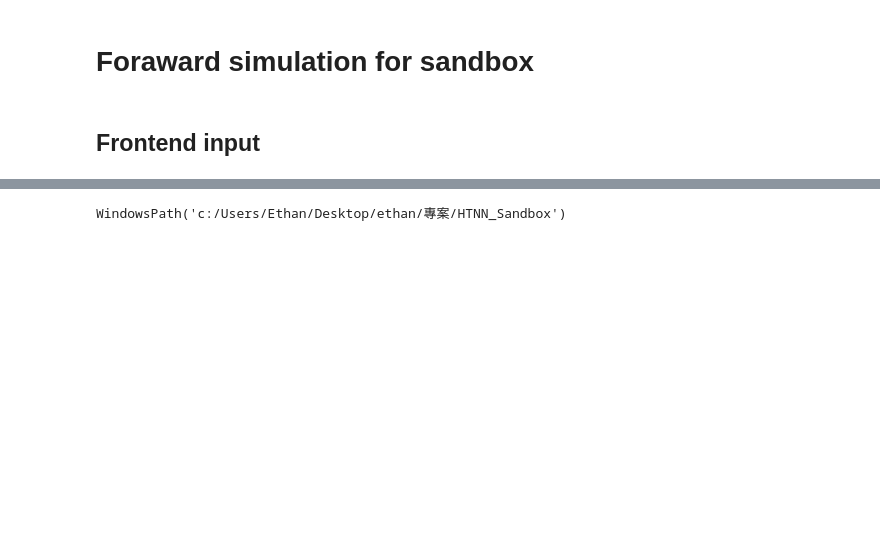
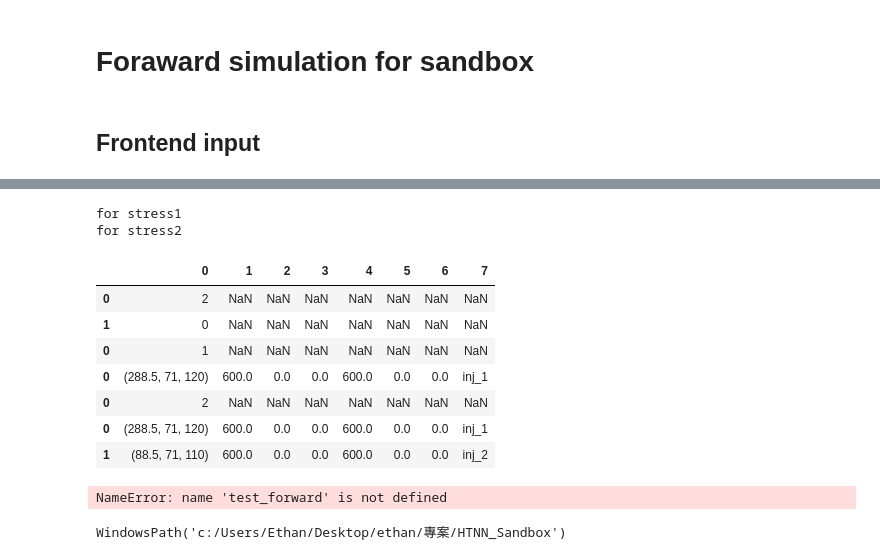
Before and after one commit to PseudoCaliina/HTNN_Sandbox, a Jupyter notebook: froward.ipynb, the cells around one changed output, grey strips where cells are left out. Drawn from its saved outputs; the diff is of its cells as text; code cells hidden in the pictures; blank space fills up the shorter version.

Commit message:
working on sleio and forward process 0715

```diff
--- a/froward.ipynb
+++ b/froward.ipynb
@@ -130,3 +226,62 @@ WindowsPath('c:/Users/Ethan/Desktop/ethan/專案/HTNN_Sandbox')
+# %%
+# 給sources的
+stress_list = sorted(events)
+
+df_up = pd.DataFrame([[len(stress_list)], [0]]) # for [total stress number] and [0]
+
+src_list = [df_up]
+
+# access each stress
+for stress_idx, event in sorted(events.items()):
+
+    print(f'for stress{stress_idx}')
+
+    rows = []
+    srcs = event['sources']
+    df_between = pd.DataFrame([len(srcs)])
+
+    for src in srcs:
+
+        coor, name, paras = src
+        rows.append([
+            coor,                 # node idex
+            paras["rate"],        # sink/source for flow
+            0,                    # sink/source for concentration
+            paras["time"][0],     # start time
+            paras["time"][1],     # end time
+            0,                    # start time for concentration
+            0,                    # end time for concentration
+            name,                 # well name
+        ])
+
+    df_ = pd.DataFrame(rows)
+    src_list.append(pd.concat([df_between, df_]))
+
+pd.concat(src_list)
+# %% [output]
+for stress1
+for stress2
+|  | 0 | 1 | 2 | 3 | 4 | 5 | 6 | 7 |
+| 0 | 2 | NaN | NaN | NaN | NaN | NaN | NaN | NaN |
+| 1 | 0 | NaN | NaN | NaN | NaN | NaN | NaN | NaN |
+| 0 | 1 | NaN | NaN | NaN | NaN | NaN | NaN | NaN |
+| 0 | (288.5, 71, 120) | 600.0 | 0.0 | 0.0 | 600.0 | 0.0 | 0.0 | inj_1 |
+| 0 | 2 | NaN | NaN | NaN | NaN | NaN | NaN | NaN |
+| 0 | (288.5, 71, 120) | 600.0 | 0.0 | 0.0 | 600.0 | 0.0 | 0.0 | inj_1 |
+| 1 | (88.5, 71, 110) | 600.0 | 0.0 | 0.0 | 600.0 | 0.0 | 0.0 | inj_2 |
+# %%
+for stress_idx, event in sorted(test_forward.events.items()):
+
+    rows = []
+    srcs = event['sources']
+    df_between = pd.DataFrame([len(srcs)])
+
+    for src in srcs:
+
+        coor, name, paras = src
+        print(coor)
+# %% [output]
+NameError: name 'test_forward' is not defined
 # %%
 path = Path.cwd()
 path
```
Also changed, not shown: parts of 21 cells of this notebook, 24 other files.
